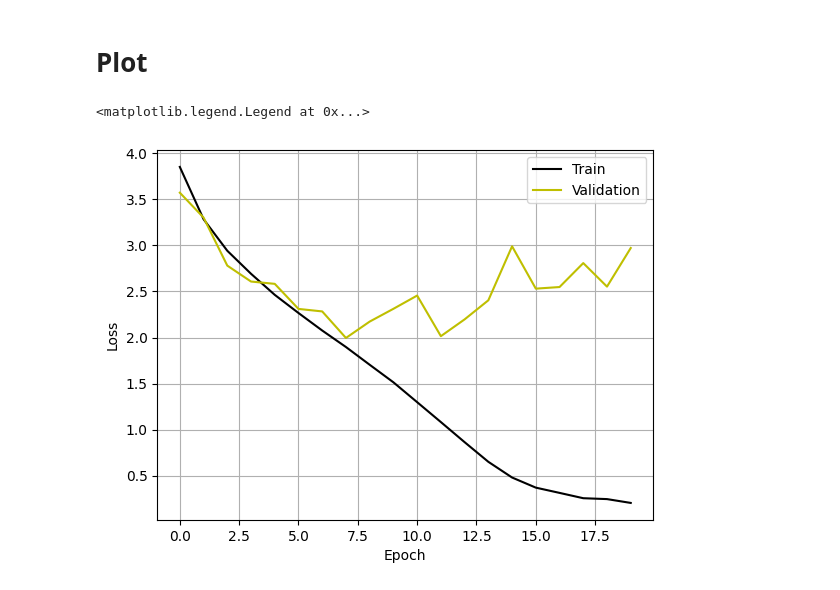
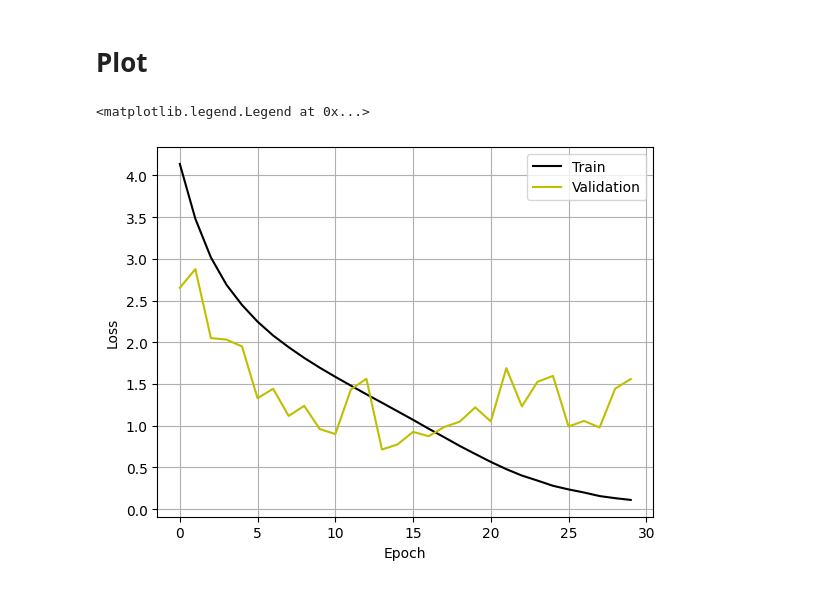
Before and after one commit to JANGnotAvailable/Models-Build, a Jupyter notebook: customized untrained model.ipynb, the cells around one changed output. Saved outputs shown, nothing was run; the diff lists cells and outputs as text; code cells hidden in the pictures.

```diff
--- a/customized untrained model.ipynb
+++ b/customized untrained model.ipynb
@@ -110,6 +124,6 @@ train_data.class_to_idx
 # %%
-train_loader = DataLoader(train_data, batch_size=64, shuffle=True)
-test_loader = DataLoader(test_data, batch_size=64, shuffle=False)
+train_loader = DataLoader(train_data, batch_size=128, shuffle=True, num_workers=4)
+test_loader = DataLoader(test_data, batch_size=128, shuffle=False, num_workers=4)
 # %%
 # 取出一個 batch，並取得第一個資料
 x, y = next(iter(train_loader))
@@ -241,5 +264,4 @@ model = nn.Sequential(conv2d_7_bn_prelu(1,64),# 128*256  ->  64*128
 # **ViT model**
 # %%
 model = ViT(weights=None)
-model.heads.head = nn.Linear(model.heads.head.in_features, 100)
-model(x).shape
+model.heads.head = nn.Linear(model.heads.head.in_features, class_number)
@@ -276,7 +296,7 @@ class AverageMeter(object) :
 def train(model, train_loader, optimizer, loss_fn, epoch=None):
   model.train()
   trian_loss = AverageMeter()
-  train_acc = Accuracy(task='multiclass', num_classes=100).to(device)
+  train_acc = Accuracy(task='multiclass', num_classes=class_number).to(device)
   with tqdm(train_loader, unit='batch') as tepoch :
     for inputs, targets in tepoch:
       if epoch is not None:
@@ -301,7 +321,7 @@ def evaluate (model, test_loader, loss_fn):
   model.eval()
   with torch.no_grad():
     test_loss = AverageMeter()
-    test_acc = Accuracy(task='multiclass', num_classes=100).to(device)
+    test_acc = Accuracy(task='multiclass', num_classes=class_number).to(device)
     for n, (inputs, targets) in enumerate(test_loader):
       inputs =  inputs.to(device)
       targets = targets.to(device)
@@ -320,7 +340,7 @@ loss_valid_hist = []
 acc_train_hist = []
 acc_valid_hist = []
 # %%
-epoch_number = 20
+epoch_number = 30
 
 for epoch in range(epoch_number):
   model, train_loss, train_acc = train(model, train_loader, optimizer, loss_fn, epoch)
@@ -350,17 +370,17 @@ Test - Loss:2.0147407054901123 - Accuracy:0.515625
 # %% [markdown]
 # **Plot**
 # %%
-avg_epoch = 20
+avg_epoch = 30
 plt.plot(range(avg_epoch), loss_train_hist, 'k-', label="Train",)
 plt.plot(range(avg_epoch), loss_valid_hist, 'y-', label="Validation")
 
 plt.xlabel('Epoch')
 plt.ylabel('Loss')
 plt.grid(True)
 plt.legend()
 # %% [output]
 <matplotlib.legend.Legend at 0x...>
-[figure, old version]
+[figure, new version]
 # %%
 plt.plot(range(avg_epoch), acc_train_hist, 'k-', label='Train')
 plt.plot(range(avg_epoch), acc_valid_hist, 'm-', label='Validation',)
```
Also changed, not shown: parts of 13 cells of this notebook, 2 other files.
